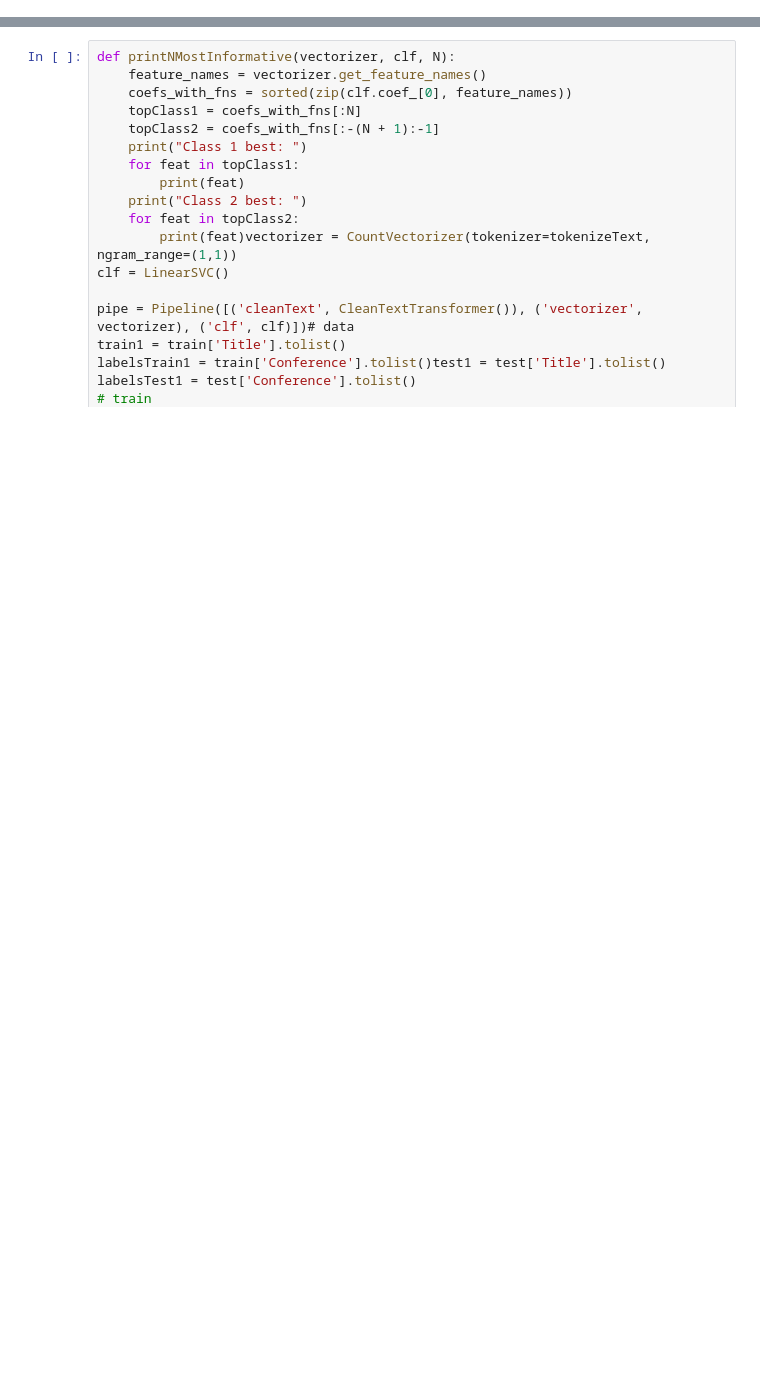
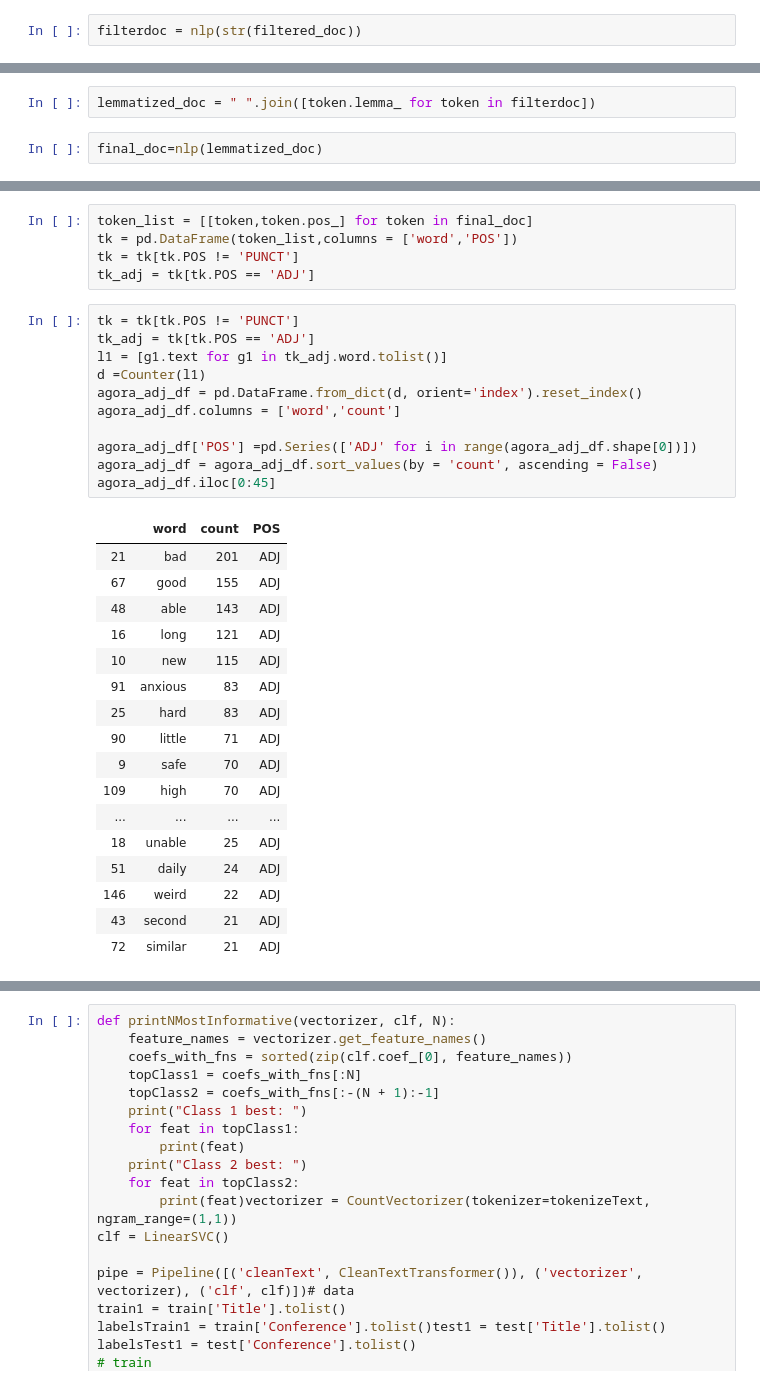
Before and after one commit to heathersaul-nos3lf/final_horsemen, a Jupyter notebook: SpaCy_NLP.ipynb, the cells around one changed output, grey strips where cells are left out. Drawn from its saved outputs; the diff is of its cells as text; blank space fills up the shorter version.

```diff
--- a/SpaCy_NLP.ipynb
+++ b/SpaCy_NLP.ipynb
@@ -23,0 +105,2 @@ stopwords = stopwords.words('english')
+# %%
+filterdoc = nlp(str(filtered_doc))
@@ -23,0 +111,4 @@ stopwords = stopwords.words('english')
+# %%
+lemmatized_doc = " ".join([token.lemma_ for token in filterdoc])
+# %%
+final_doc=nlp(lemmatized_doc)
@@ -23,0 +133,34 @@ stopwords = stopwords.words('english')
+# %%
+token_list = [[token,token.pos_] for token in final_doc]
+tk = pd.DataFrame(token_list,columns = ['word','POS'])
+tk = tk[tk.POS != 'PUNCT']
+tk_adj = tk[tk.POS == 'ADJ']
+# %%
+tk = tk[tk.POS != 'PUNCT']
+tk_adj = tk[tk.POS == 'ADJ']
+l1 = [g1.text for g1 in tk_adj.word.tolist()]
+d =Counter(l1)
+agora_adj_df = pd.DataFrame.from_dict(d, orient='index').reset_index()
+agora_adj_df.columns = ['word','count']
+
+agora_adj_df['POS'] =pd.Series(['ADJ' for i in range(agora_adj_df.shape[0])])
+agora_adj_df = agora_adj_df.sort_values(by = 'count', ascending = False)
+agora_adj_df.iloc[0:45]
+# %% [output]
+|  | word | count | POS |
+| 21 | bad | 201 | ADJ |
+| 67 | good | 155 | ADJ |
+| 48 | able | 143 | ADJ |
+| 16 | long | 121 | ADJ |
+| 10 | new | 115 | ADJ |
+| 91 | anxious | 83 | ADJ |
+| 25 | hard | 83 | ADJ |
+| 90 | little | 71 | ADJ |
+| 9 | safe | 70 | ADJ |
+| 109 | high | 70 | ADJ |
+| ... | ... | ... | ... |
+| 18 | unable | 25 | ADJ |
+| 51 | daily | 24 | ADJ |
+| 146 | weird | 22 | ADJ |
+| 43 | second | 21 | ADJ |
+| 72 | similar | 21 | ADJ |
```
Also changed, not shown: parts of 36 cells of this notebook, 7 other files.
